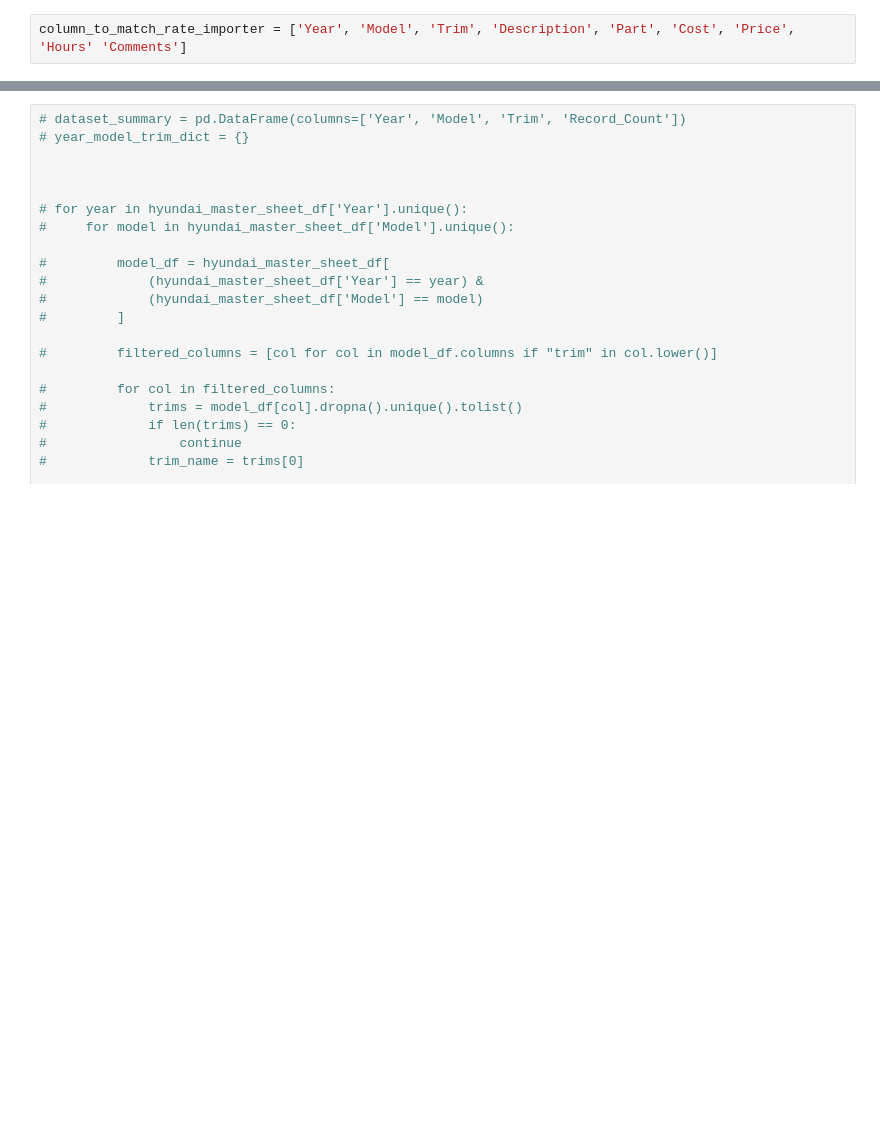
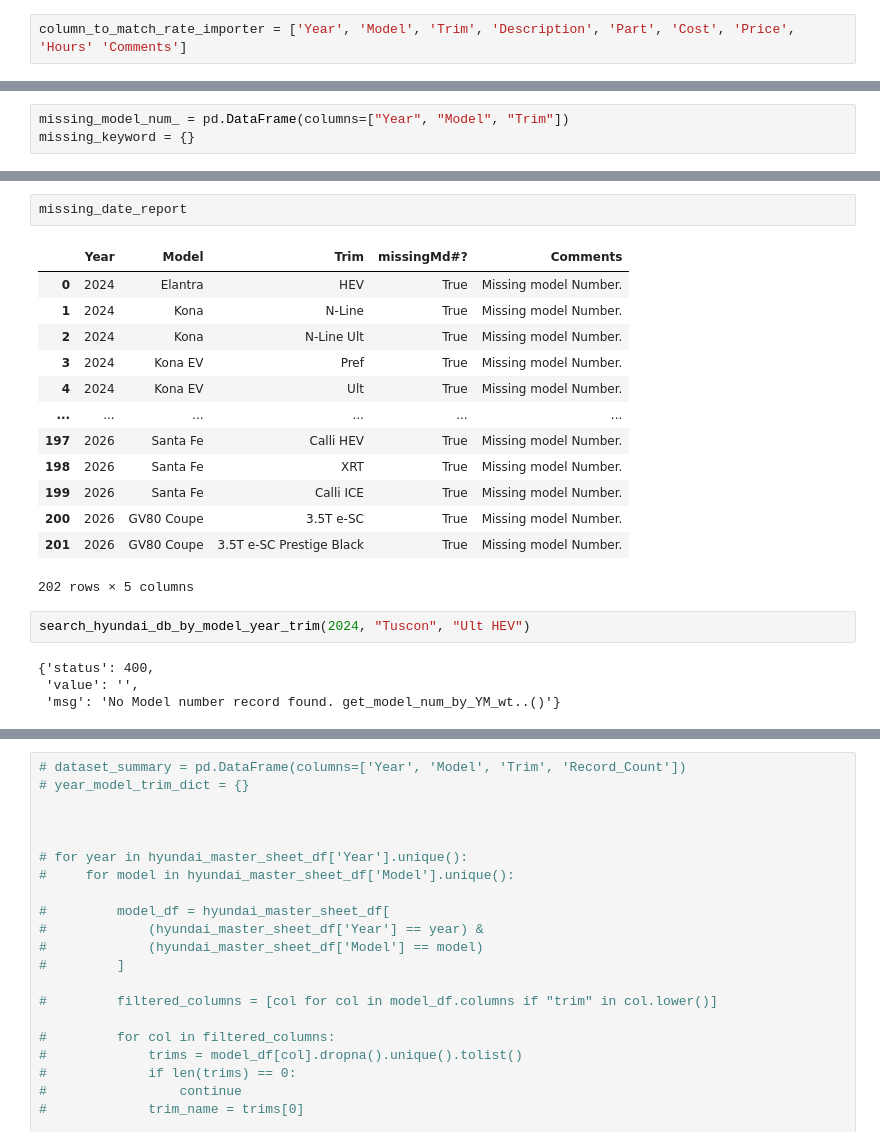
Before and after one commit to MeliPax/OEM_Accessories_v1, a Jupyter notebook: source_code/hyundai_extract_utility.ipynb, the cells around one changed output, grey strips where cells are left out. Drawn from its saved outputs; the diff is of its cells as text; blank space fills up the shorter version.

Commit message:
Added model numbers. Fixed model Name inconsistancy issue. Now fixing some missing model number issues to compliete the project

```diff
--- a/source_code/hyundai_extract_utility.ipynb
+++ b/source_code/hyundai_extract_utility.ipynb
@@ -212,4 +155,7 @@ tagy = {
  '3.5T e-SC Prestige Black': {'tags': ['3.5T', 'e-SC', 'Prestige', 'Black']},
  '3.5T Advanced Tech': {'tags': ['3.5T', 'Advanced', 'Tech']}
  }
+# %%
+missing_model_num_ = pd.DataFrame(columns=["Year", "Model", "Trim"])
+missing_keyword = {}
 # %%
@@ -431,0 +440,22 @@ all_trim_names= dataset_summary["Trim"].unique().tolist()
+# %%
+missing_date_report
+# %% [output]
+|  | Year | Model | Trim | missingMd#? | Comments |
+| 0 | 2024 | Elantra | HEV | True | Missing model Number. |
+| 1 | 2024 | Kona | N-Line | True | Missing model Number. |
+| 2 | 2024 | Kona | N-Line Ult | True | Missing model Number. |
+| 3 | 2024 | Kona EV | Pref | True | Missing model Number. |
+| 4 | 2024 | Kona EV | Ult | True | Missing model Number. |
+| ... | ... | ... | ... | ... | ... |
+| 197 | 2026 | Santa Fe | Calli HEV | True | Missing model Number. |
+| 198 | 2026 | Santa Fe | XRT | True | Missing model Number. |
+| 199 | 2026 | Santa Fe | Calli ICE | True | Missing model Number. |
+| 200 | 2026 | GV80 Coupe | 3.5T e-SC | True | Missing model Number. |
+| 201 | 2026 | GV80 Coupe | 3.5T e-SC Prestige Black | True | Missing model Number. |
+202 rows × 5 columns
+# %%
+search_hyundai_db_by_model_year_trim(2024, "Tuscon", "Ult HEV")
+# %% [output]
+{'status': 400,
+ 'value': '',
+ 'msg': 'No Model number record found. get_model_num_by_YM_wt..()'}
```
Also changed, not shown: parts of 40 cells of this notebook, 3 other files.
